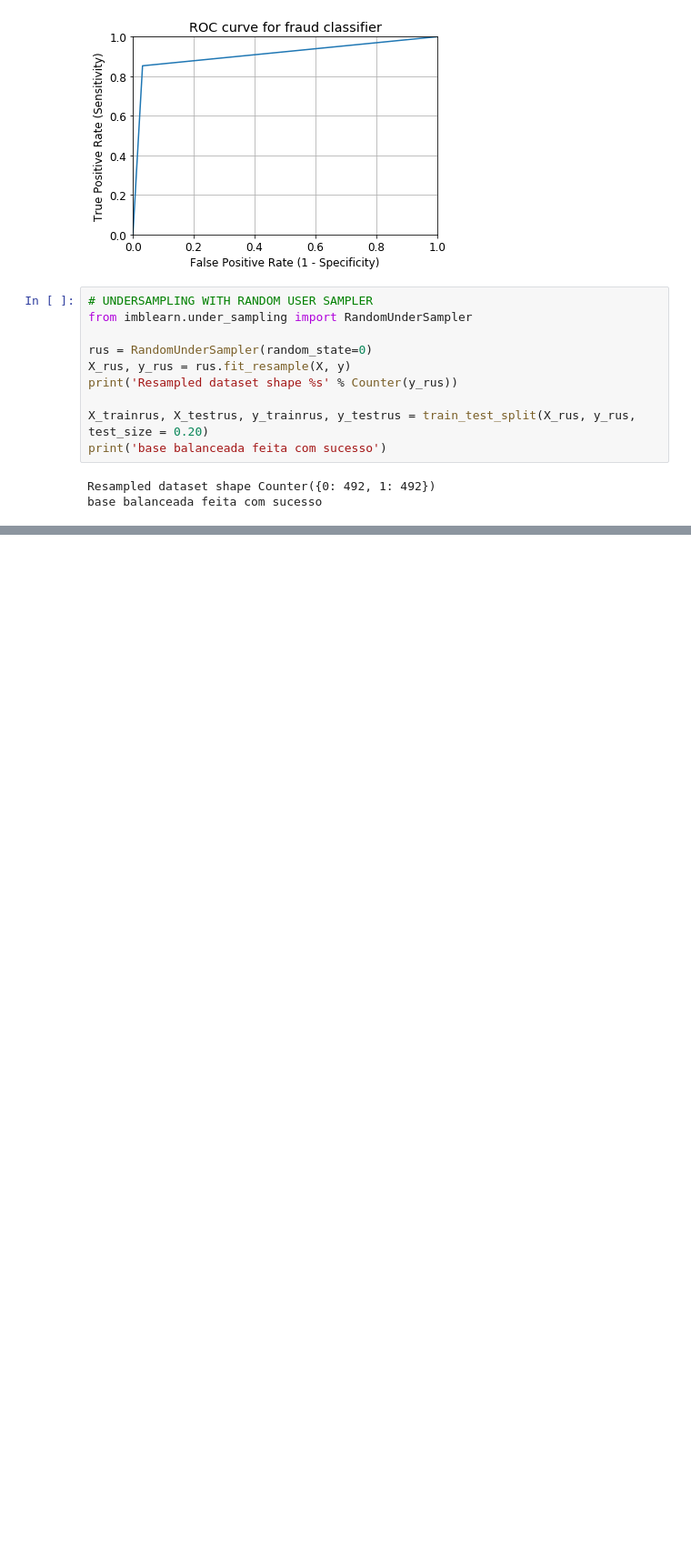
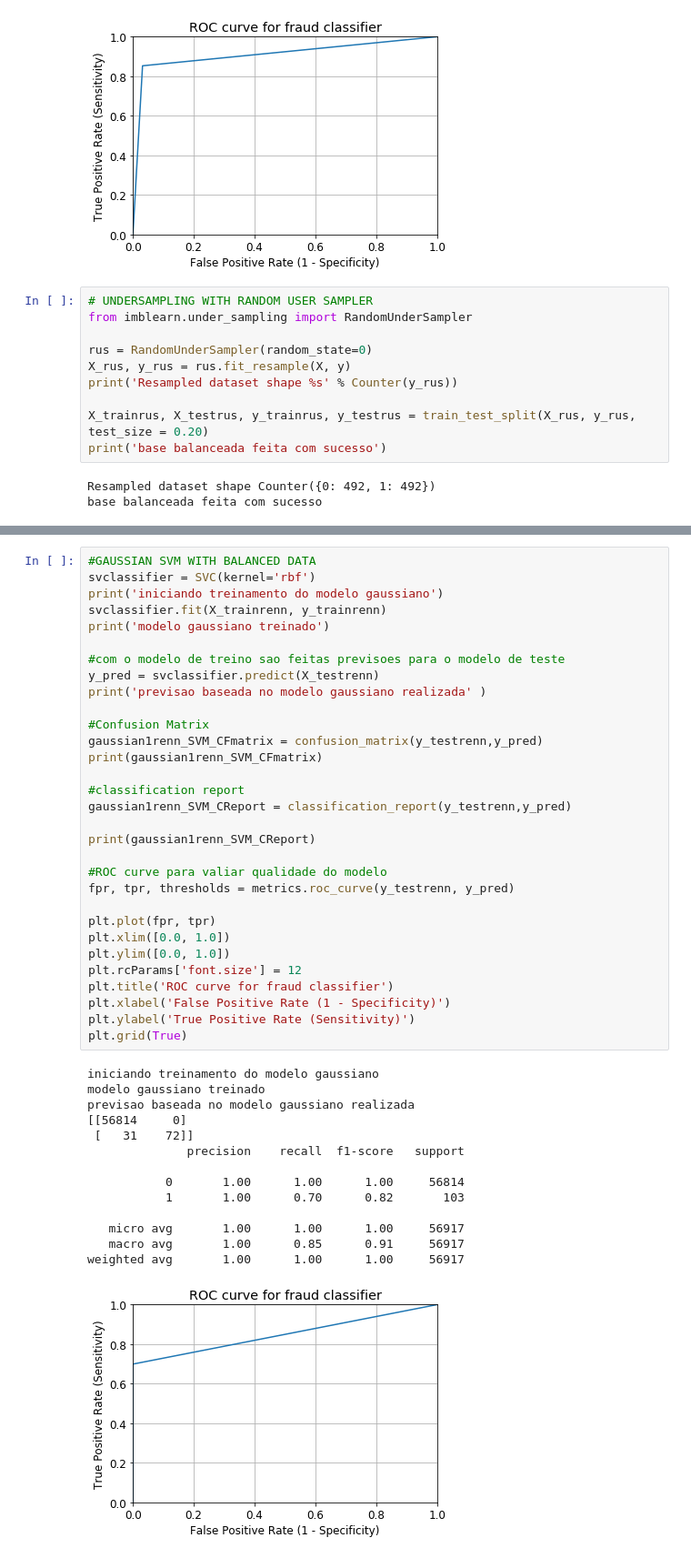
Before and after one commit to thiagochiaro/fraudetection, a Jupyter notebook: FINALFRAUDSVM.ipynb, the cells around one changed output, grey strips where cells are left out. Shown: that part at 91% size. Cells and saved outputs as stored; diff of their text form; blank space fills up the shorter version.

```diff
--- a/FINALFRAUDSVM.ipynb
+++ b/FINALFRAUDSVM.ipynb
@@ -831,0 +883,46 @@ base balanceada feita com sucesso
+# %%
+#GAUSSIAN SVM WITH BALANCED DATA
+svclassifier = SVC(kernel='rbf')
+print('iniciando treinamento do modelo gaussiano')
+svclassifier.fit(X_trainrenn, y_trainrenn)
+print('modelo gaussiano treinado')
+
+#com o modelo de treino sao feitas previsoes para o modelo de teste
+y_pred = svclassifier.predict(X_testrenn)
+print('previsao baseada no modelo gaussiano realizada' )
+
+#Confusion Matrix
+gaussian1renn_SVM_CFmatrix = confusion_matrix(y_testrenn,y_pred)
+print(gaussian1renn_SVM_CFmatrix)
+
+#classification report
+gaussian1renn_SVM_CReport = classification_report(y_testrenn,y_pred)
+
+print(gaussian1renn_SVM_CReport)
+
+#ROC curve para valiar qualidade do modelo
+fpr, tpr, thresholds = metrics.roc_curve(y_testrenn, y_pred)
+
+plt.plot(fpr, tpr)
+plt.xlim([0.0, 1.0])
+plt.ylim([0.0, 1.0])
+plt.rcParams['font.size'] = 12
+plt.title('ROC curve for fraud classifier')
+plt.xlabel('False Positive Rate (1 - Specificity)')
+plt.ylabel('True Positive Rate (Sensitivity)')
+plt.grid(True)
+# %% [output]
+iniciando treinamento do modelo gaussiano
+modelo gaussiano treinado
+previsao baseada no modelo gaussiano realizada
+[[56814     0]
+ [   31    72]]
+              precision    recall  f1-score   support
+
+           0       1.00      1.00      1.00     56814
+           1       1.00      0.70      0.82       103
+
+   micro avg       1.00      1.00      1.00     56917
+   macro avg       1.00      0.85      0.91     56917
+weighted avg       1.00      1.00      1.00     56917
+[figure, added]
```
Also changed, not shown: parts of 18 cells of this notebook.
